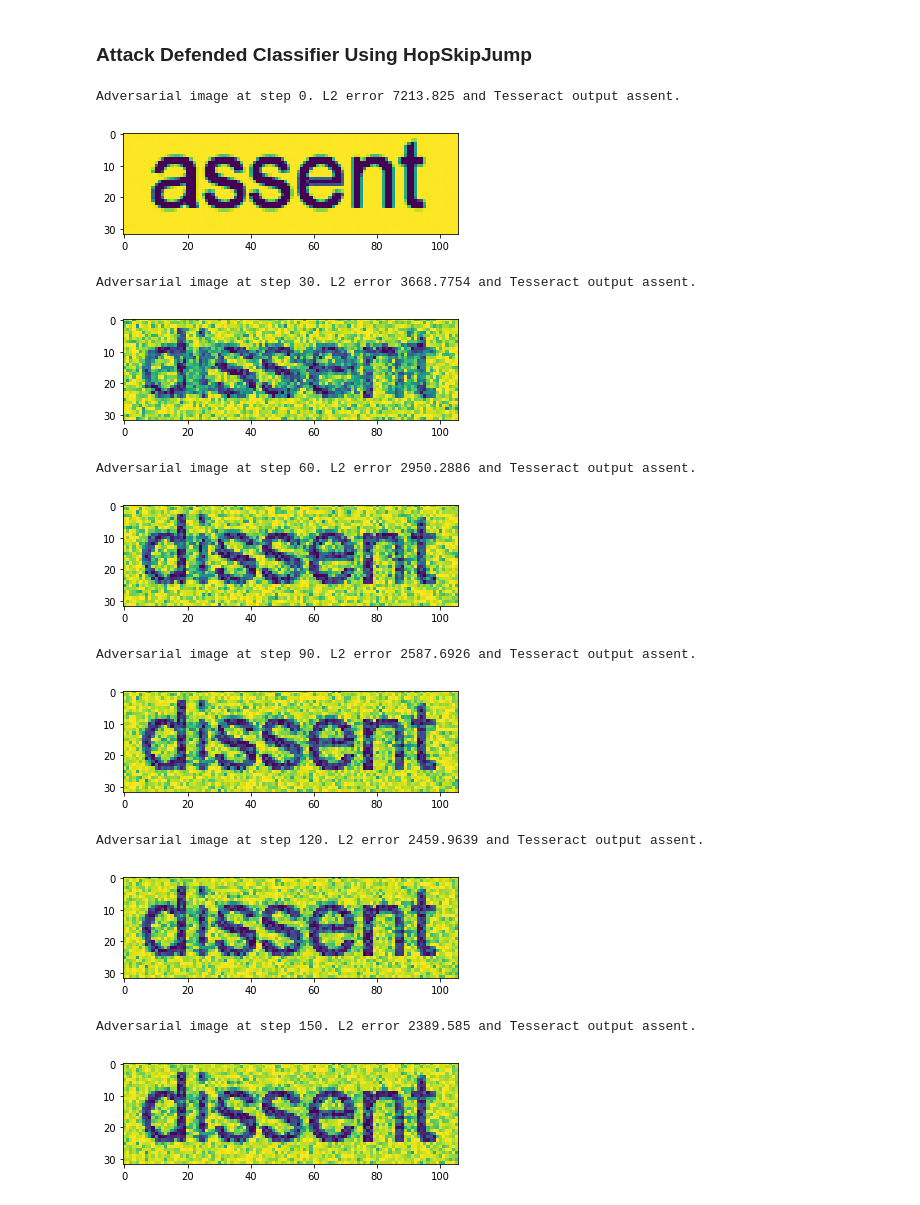
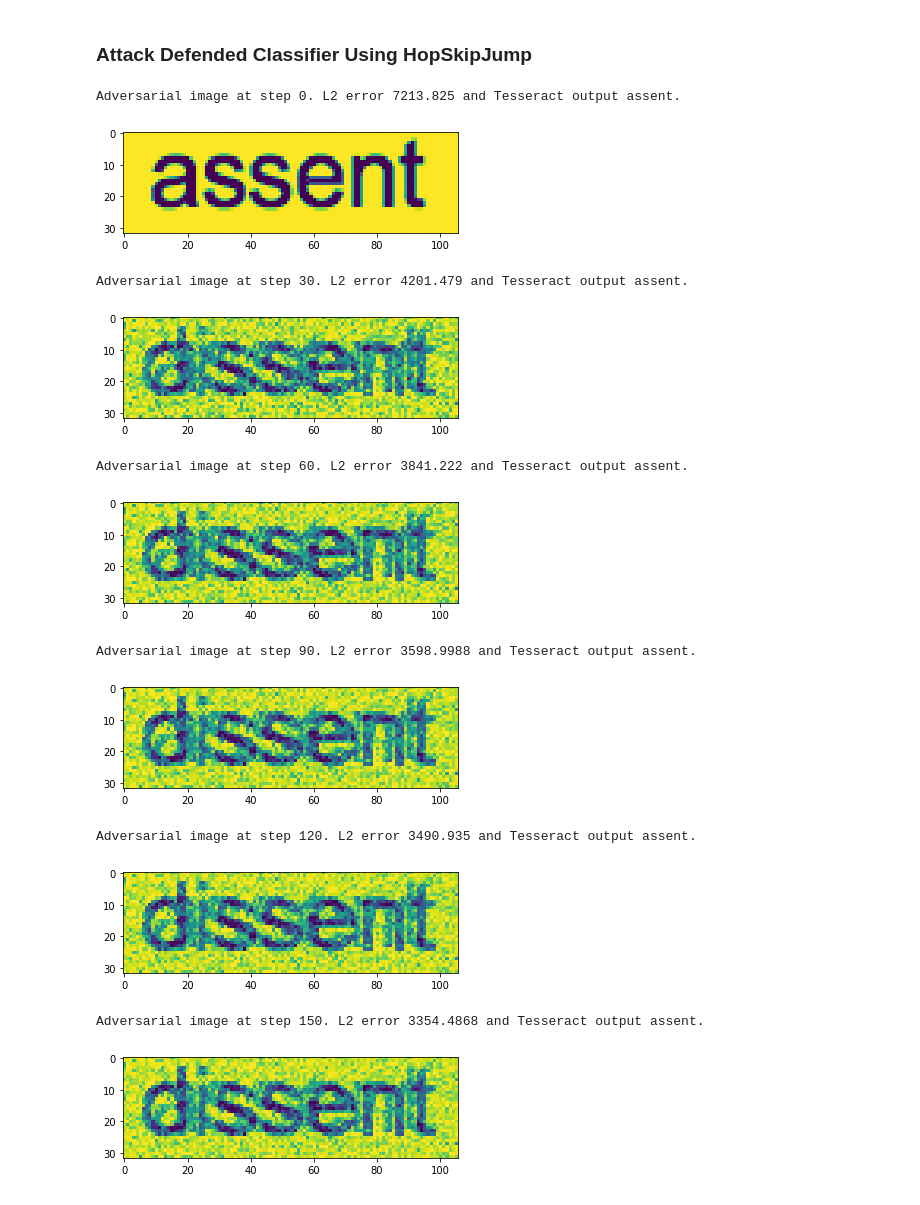
Before and after one commit to Trusted-AI/adversarial-robustness-toolbox, a Jupyter notebook: notebooks/classifier_blackbox_tesseract.ipynb, the cells around one changed output. Saved outputs shown, nothing was run; the diff lists cells and outputs as text; code cells hidden in the pictures.

```diff
--- a/notebooks/classifier_blackbox_tesseract.ipynb
+++ b/notebooks/classifier_blackbox_tesseract.ipynb
@@ -34,7 +34,7 @@ def predict(x):
 
     for x_i in x:
         # save image as intermediate png
-        imageio.imsave('tmp.png', x_i)
+        imageio.imsave('tmp.png', x_i.astype(np.uint8))
 
         # run tesseract
         status = os.system("tesseract tmp.png out")
@@ -81,9 +81,9 @@ Tesseract output is: assent
 # %%
 attack = HopSkipJump(classifier=classifier, targeted=True, norm=2, max_iter=0, max_eval=1000, init_eval=10)
 iter_step = 10
-x_adv = np.array([image_init])
+x_adv = np.array([image_init], dtype=np.float32)
 for i in range(16):
-    x_adv = attack.generate(x=np.array([image_target]), x_adv_init=x_adv, y=to_categorical([1], 3))
+    x_adv = attack.generate(x=np.array([image_target], dtype=np.float32), x_adv_init=x_adv, y=to_categorical([1], 3))
 
     #clear_output()
     if i%3 == 0:
@@ -111,7 +111,8 @@ Adversarial image at step 150. L2 error 2109.62 and Tesseract output assent.
 ### Defend Classifier Using Jpeg Compression
 # %%
 jpeg = JpegCompression(clip_values=(0, 255), channel_index=3)
-classifier_def = BlackBoxClassifier(predict, image_target.shape, 3, clip_values=(0, 255), defences=[jpeg])
+classifier_def = BlackBoxClassifier(predict, image_target.shape, 3, clip_values=(0, 255),
+                                    preprocessing_defences=[jpeg])
 # %%
 # this is the image we want to target
 plt.imshow(image_target)
@@ -133,29 +134,29 @@ Tesseract output is: assent
 # %%
 attack = HopSkipJump(classifier=classifier_def, targeted=True, norm=2, max_iter=0, max_eval=1000, init_eval=10)
 iter_step = 10
-x_adv = np.array([image_init])
+x_adv = np.array([image_init], dtype=np.float32)
 for i in range(16):
-    x_adv = attack.generate(x=np.array([image_target]), x_adv_init=x_adv, y=to_categorical([1], 3))
+    x_adv = attack.generate(x=np.array([image_target], dtype=np.float32), x_adv_init=x_adv, y=to_categorical([1], 3))
 
     #clear_output()
     if i%3 == 0:
         print("Adversarial image at step %d." % (i * iter_step), "L2 error",
               np.linalg.norm(np.reshape(x_adv[0] - image_target, [-1])),
               "and Tesseract output %s." % label_dict[np.argmax(classifier_def.predict(x_adv)[0])])
         plt.imshow(x_adv[0])
         plt.show(block=False)
 
     attack.max_iter = iter_step
 # %% [output]
 Adversarial image at step 0. L2 error 7213.825 and Tesseract output assent.
-[figure, old version]
+[figure, new version]
-Adversarial image at step 30. L2 error 3668.7754 and Tesseract output assent.
+Adversarial image at step 30. L2 error 4201.479 and Tesseract output assent.
-[figure, old version]
+[figure, new version]
-Adversarial image at step 60. L2 error 2950.2886 and Tesseract output assent.
+Adversarial image at step 60. L2 error 3841.222 and Tesseract output assent.
-[figure, old version]
+[figure, new version]
-Adversarial image at step 90. L2 error 2587.6926 and Tesseract output assent.
+Adversarial image at step 90. L2 error 3598.9988 and Tesseract output assent.
-[figure, old version]
+[figure, new version]
-Adversarial image at step 120. L2 error 2459.9639 and Tesseract output assent.
+Adversarial image at step 120. L2 error 3490.935 and Tesseract output assent.
-[figure, old version]
+[figure, new version]
-Adversarial image at step 150. L2 error 2389.585 and Tesseract output assent.
+Adversarial image at step 150. L2 error 3354.4868 and Tesseract output assent.
-[figure, old version]
+[figure, new version]
```
Also changed, not shown: parts of 5 cells of this notebook, 2 other files.
